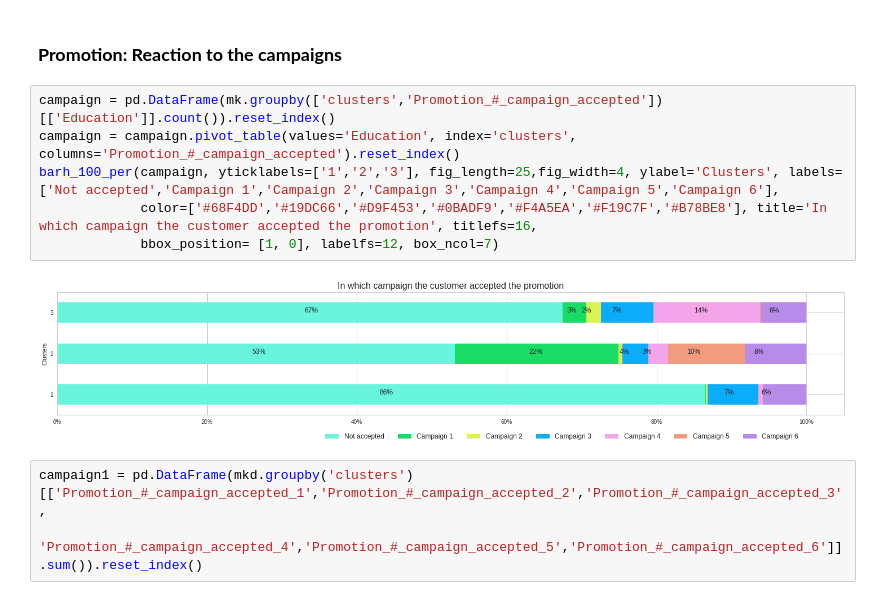
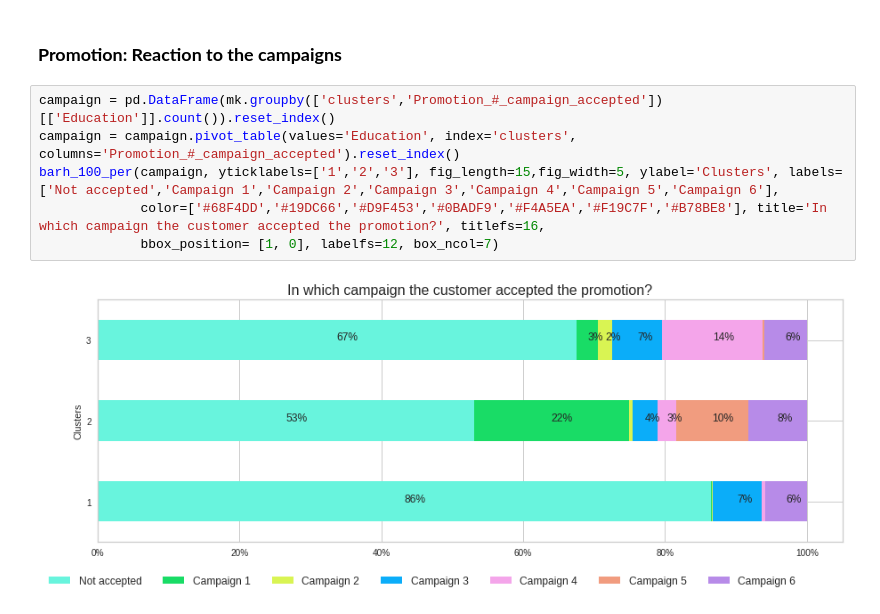
Before and after one commit to nico961009/Learning-AI-and-ML-with-a-Marketing-Campaign-dataset, a Jupyter notebook: 3.1.-K-Means_Characteristics_of_clusters.ipynb, the cells around one changed output. Drawn from its saved outputs; the diff is of its cells as text.

Commit message:
Updated function: barh_100_per. Cleaning of trials

```diff
--- a/3.1.-K-Means_Characteristics_of_clusters.ipynb
+++ b/3.1.-K-Means_Characteristics_of_clusters.ipynb
@@ -158,11 +158,8 @@ barh_100_per(products, yticklabels=['1','2','3'], fig_length=15,fig_width=5, yla
 # %%
 campaign = pd.DataFrame(mk.groupby(['clusters','Promotion_#_campaign_accepted'])[['Education']].count()).reset_index()
 campaign = campaign.pivot_table(values='Education', index='clusters', columns='Promotion_#_campaign_accepted').reset_index()
-barh_100_per(campaign, yticklabels=['1','2','3'], fig_length=25,fig_width=4, ylabel='Clusters', labels=['Not accepted','Campaign 1','Campaign 2','Campaign 3','Campaign 4','Campaign 5','Campaign 6'],
-             color=['#68F4DD','#19DC66','#D9F453','#0BADF9','#F4A5EA','#F19C7F','#B78BE8'], title='In which campaign the customer accepted the promotion', titlefs=16,
+barh_100_per(campaign, yticklabels=['1','2','3'], fig_length=15,fig_width=5, ylabel='Clusters', labels=['Not accepted','Campaign 1','Campaign 2','Campaign 3','Campaign 4','Campaign 5','Campaign 6'],
+             color=['#68F4DD','#19DC66','#D9F453','#0BADF9','#F4A5EA','#F19C7F','#B78BE8'], title='In which campaign the customer accepted the promotion?', titlefs=16,
              bbox_position= [1, 0], labelfs=12, box_ncol=7)
 # %% [output]
-[figure, old version]
+[figure, new version]
-# %%
-campaign1 = pd.DataFrame(mkd.groupby('clusters')[['Promotion_#_campaign_accepted_1','Promotion_#_campaign_accepted_2','Promotion_#_campaign_accepted_3',
-                                                 'Promotion_#_campaign_accepted_4','Promotion_#_campaign_accepted_5','Promotion_#_campaign_accepted_6']].sum()).reset_index()
```
Also changed, not shown: parts of 6 cells of this notebook, 1 other file.
